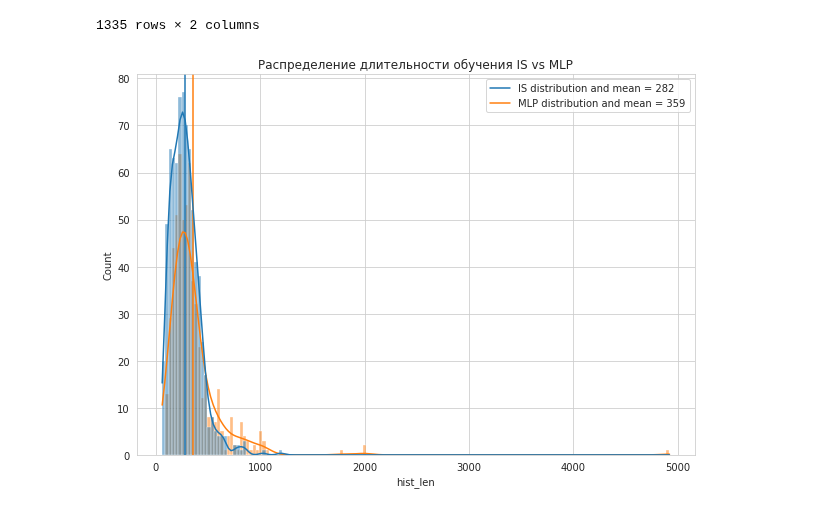
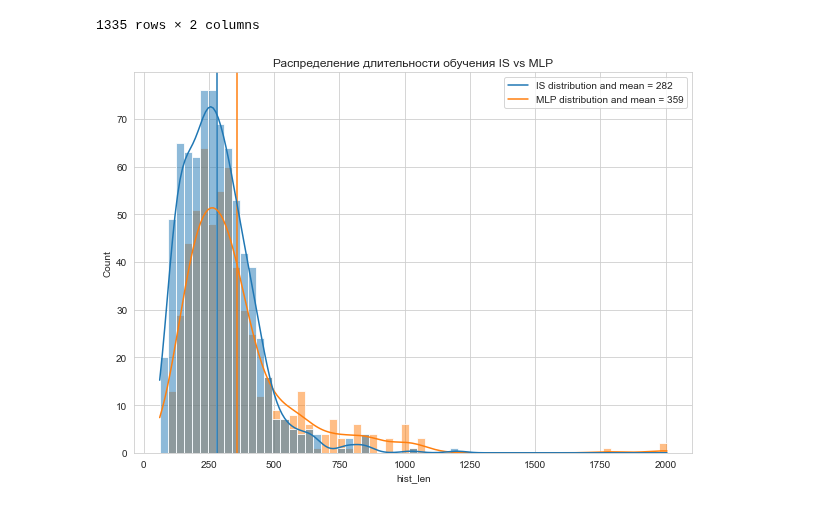
Before and after one commit to skolpin/neuro-boolean-research, a Jupyter notebook: xor_4_analisys.ipynb, the cells around one changed output. Cells and saved outputs as stored; diff of their text form; code cells hidden in the pictures.

Commit message:
upd analisys notebook, render images for article

```diff
--- a/xor_4_analisys.ipynb
+++ b/xor_4_analisys.ipynb
@@ -512,0 +300,14 @@ T-test p-value: 0.42237
+# %%
+def read_results(filename, show=False):
+    # read data
+    df = pd.read_parquet(filename)
+    history_dict = df.T.to_dict()
+    counter = df['success'].value_counts().to_dict()
+    if True not in counter:
+        counter[True] = 0
+    if False not in counter:
+        counter[False] = 0
+    if show:
+        display(df.head())
+
+    return df, history_dict, counter
@@ -670,11 +744,12 @@ distr_df[distr_df['hist_len']<4000]
 # %%
 sns.set_style("whitegrid")
 plt.figure(figsize=(10,7))
 plt.title('Распределение длительности обучения IS vs MLP')
 plt.axvline(lengths_is.mean(), color='tab:blue', label=f'IS distribution and mean = {lengths_is.mean():.0f}')
 plt.axvline(lengths_mlp.mean(), color='tab:orange', label=f'MLP distribution and mean = {lengths_mlp.mean():.0f}')
-sns.histplot(distr_df, x='hist_len', hue='type', kde=True)
+sns.histplot(distr_df[distr_df['hist_len']<3000], x='hist_len', hue='type', kde=True)
 plt.legend()
+plt.savefig(results_path+'lengths_distribution.png', dpi=300)
 plt.show()
 # %% [output]
-[figure, old version]
+[figure, new version]
```
Also changed, not shown: parts of 51 cells of this notebook, 13 other files.
